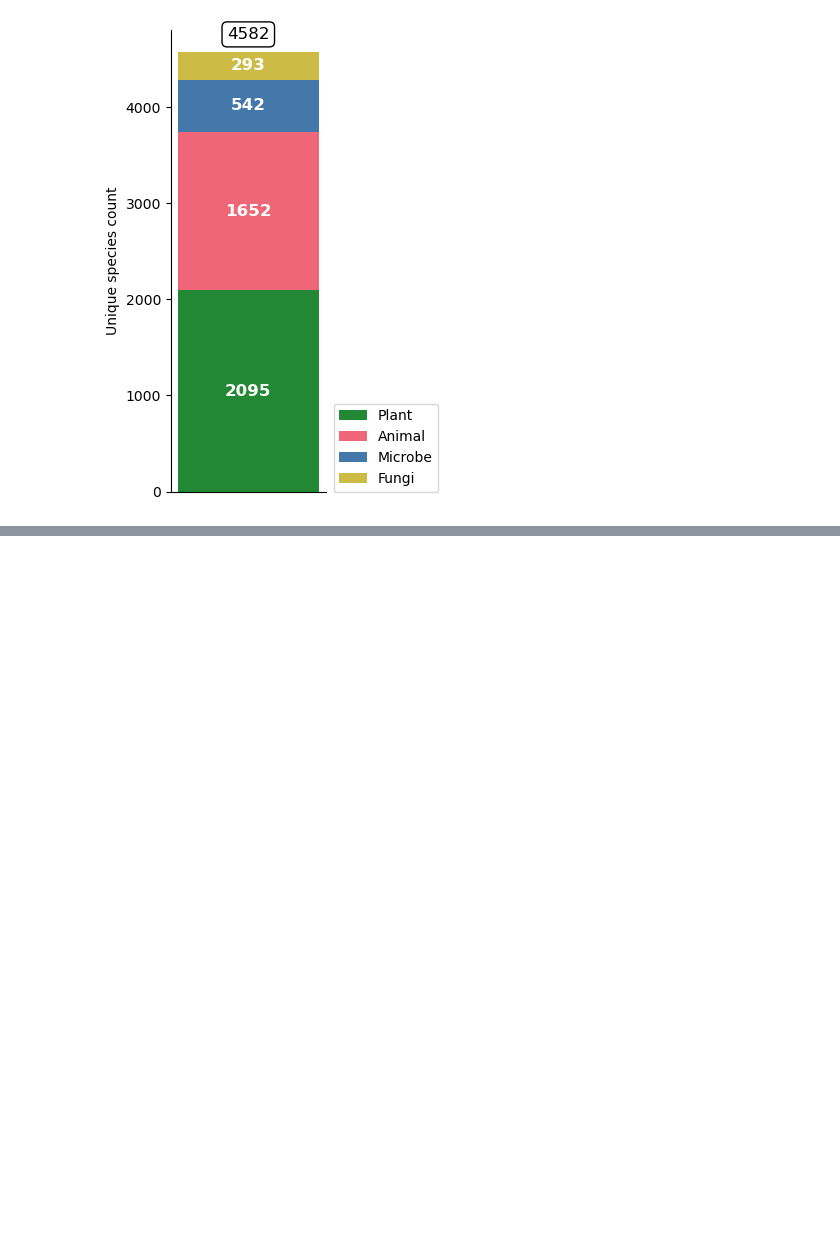
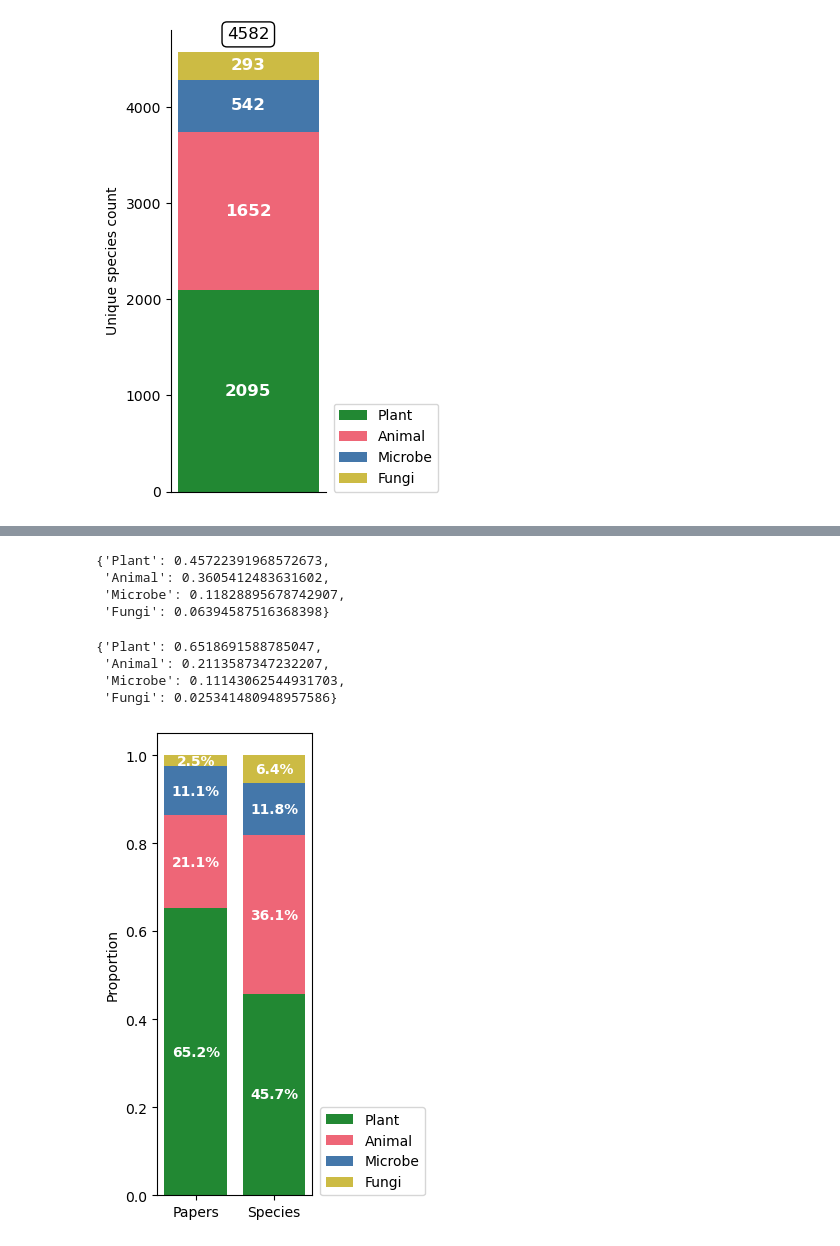
Before and after one commit to serenalotreck/desiccation-network, a Jupyter notebook: notebooks/unique_species.ipynb, the cells around one changed output, grey strips where cells are left out. Drawn from its saved outputs; the diff is of its cells as text; code cells hidden in the pictures; blank space fills up the shorter version.

```diff
--- a/notebooks/unique_species.ipynb
+++ b/notebooks/unique_species.ipynb
@@ -88,0 +99,52 @@ plt.savefig('../data/citation_network/figures/unique_species_per_kingdom_bar.png
+# %%
+uniq_spec_nums = {k: len(v) for k, v in unique_spec_kings.items()}
+# %%
+uniq_spec_nums_normed = {k: v/sum(uniq_spec_nums.values()) for k, v in uniq_spec_nums.items()}
+num_papers_normed = {k: v/sum(num_papers.values()) for k, v in num_papers.items()}
+# %%
+uniq_spec_nums_normed
+# %% [output]
+{'Plant': 0.45722391968572673,
+ 'Animal': 0.3605412483631602,
+ 'Microbe': 0.11828895678742907,
+ 'Fungi': 0.06394587516368398}
+# %%
+num_papers_normed
+# %% [output]
+{'Plant': 0.6518691588785047,
+ 'Animal': 0.2113587347232207,
+ 'Microbe': 0.11143062544931703,
+ 'Fungi': 0.025341480948957586}
+# %%
+bars_df = pd.DataFrame.from_dict(num_papers_normed, orient='index', columns=['Papers'])
+# %%
+bars_df = bars_df.merge(pd.DataFrame.from_dict(uniq_spec_nums_normed, orient='index', columns=['Species']), right_index=True, left_index=True)
+# %%
+fig, ax = plt.subplots(figsize=(2,6))
+bottom = np.zeros(bars_df.shape[1])
+
+for system in bars_df.index:
+    p = ax.bar(bars_df.columns.astype(str), bars_df.loc[system], color=colors[system], label=system, bottom=bottom)
+    bottom += bars_df.loc[system]
+
+for bar in ax.patches:
+    ax.text(
+        bar.get_x() + bar.get_width() / 2,
+        0.5*bar.get_height() + bar.get_y(),
+        str(round(bar.get_height()*100, 1)) + '%',
+        ha='center',
+        va='center',
+        color='w',
+        weight='bold',
+        size=10
+    )
+
+    centered_x = bar.get_x() + bar.get_width() / 2
+    top_y = bar.get_height() + bar.get_y()
+
+
+ax.set_ylabel('Proportion')
+plt.legend(loc=(1.05,0))
+plt.savefig('../data/citation_network/figures/papers_vs_species.png', format='png', dpi=600, bbox_inches='tight')
+# %% [output]
+[figure, added]
```
Also changed, not shown: parts of 4 cells of this notebook, 4 other files.
